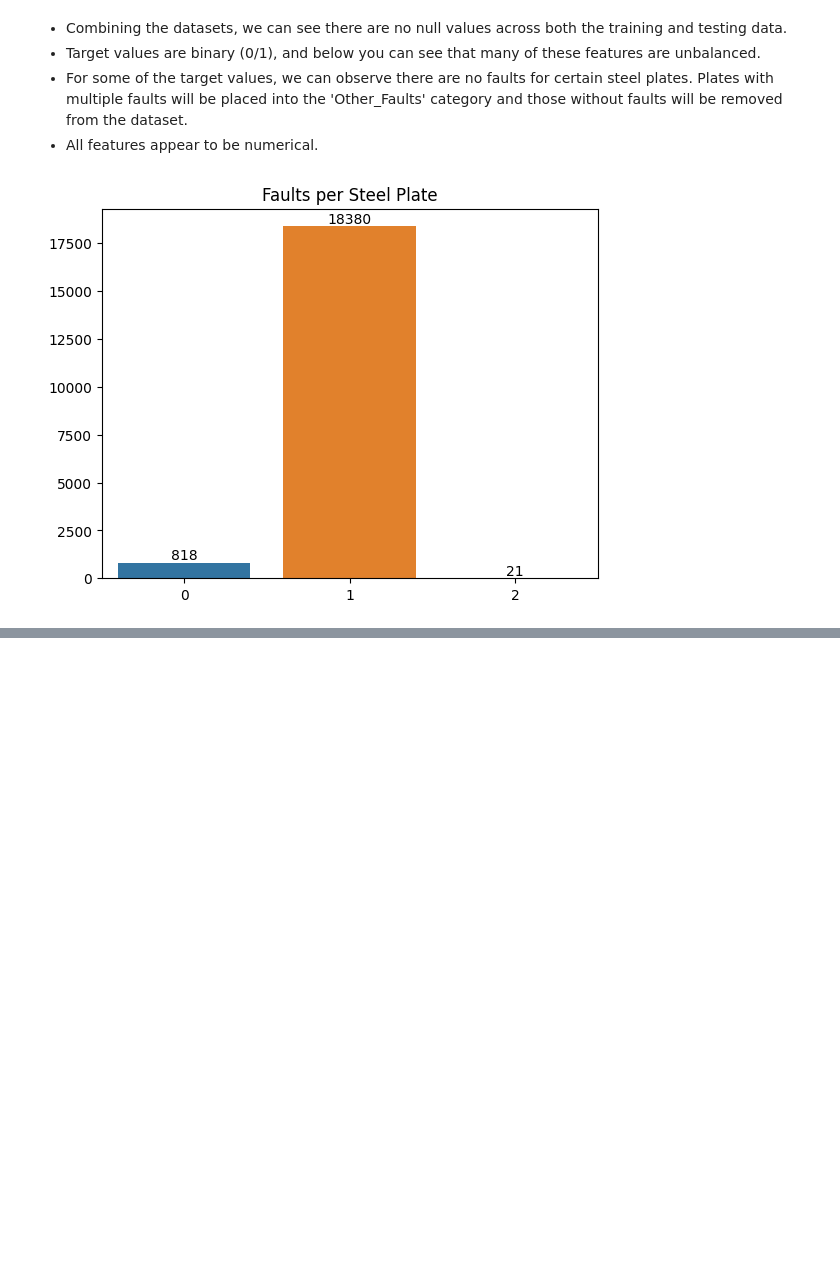
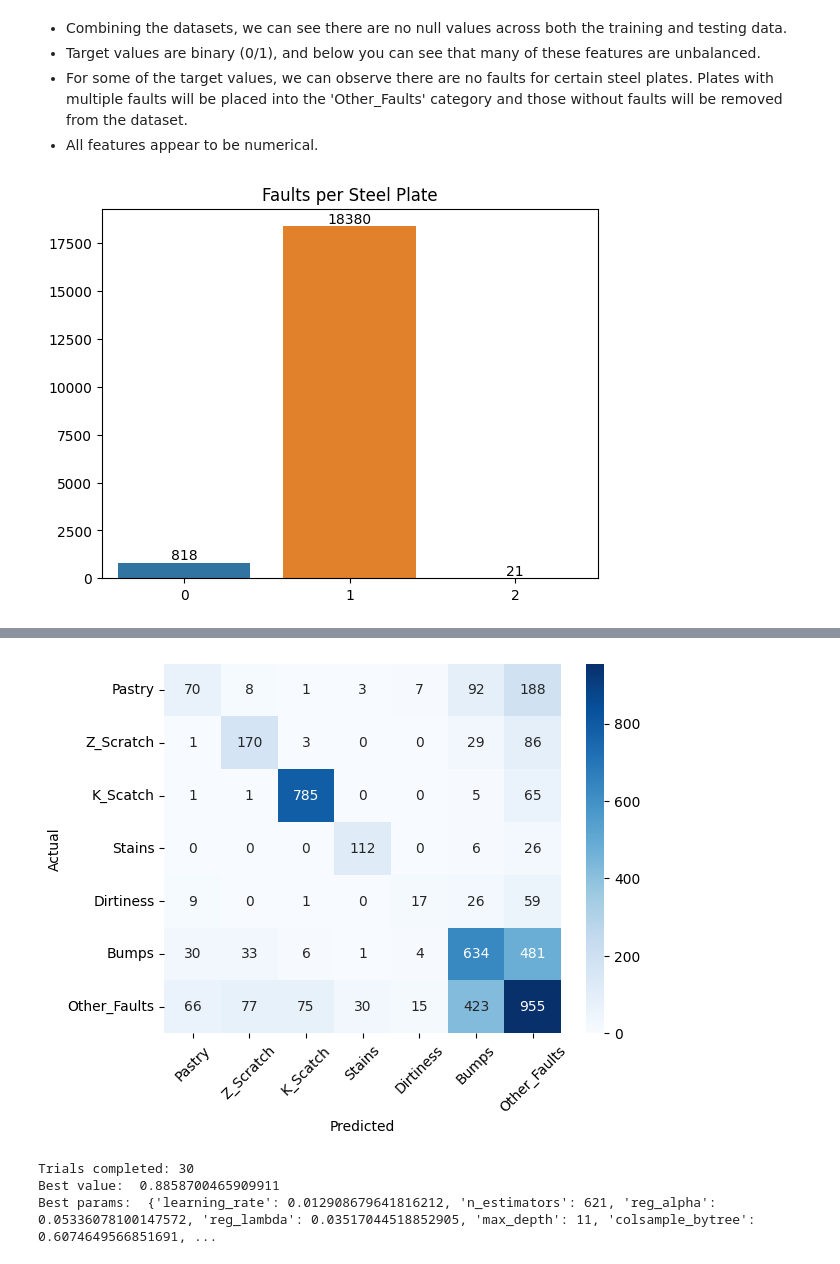
Before and after one commit to chalseoko/steel_plate_defect_prediction, a Jupyter notebook: steel-plate-defect-prediction.ipynb, the cells around one changed output, grey strips where cells are left out. Saved outputs shown, nothing was run; the diff lists cells and outputs as text; code cells hidden in the pictures; blank space fills up the shorter version.

Commit message:
Kaggle Notebook | Steel Plate Defect Prediction  | Version 6

```diff
--- a/steel-plate-defect-prediction.ipynb
+++ b/steel-plate-defect-prediction.ipynb
@@ -156,0 +125,16 @@ submission.head()
+# %%
+def get_fitted_xgboost(data, params = {}):
+    X, y = fit_transform_data()
+    X_train, X_test, y_train, y_test = train_test_split(X, y, test_size=0.25)
+
+    clf = XGBClassifier(**params)
+    clf.fit(X_train, y_train)
+
+    return clf, X_test, y_test
+
+def get_predictions(clf, X_test, is_proba=True):
+    if is_proba:
+        predictions = clf.predict_proba(X_test)
+        return pd.DataFrame(predictions, columns=target_features, index=X_test.index)
+    else:
+        return clf.predict(X_test)
@@ -156,0 +164,6 @@ submission.head()
+# %%
+clf, X_test, y_test = get_fitted_xgboost(train_data)
+score = roc_auc_score(y_test, get_predictions(clf, X_test), multi_class='ovr', average='macro')
+
+print('ROC-AUC score: %.2f' % (score*100) + '%\n')
+print(classification_report(y_test, get_predictions(clf, X_test, False),target_names=target_features))
@@ -156,0 +186,25 @@ submission.head()
+# %%
+cm = pd.DataFrame(confusion_matrix(y_test,get_predictions(clf, X_test, False)),
+                  index=target_features, columns=target_features)
+sns.heatmap(cm, annot=True, fmt='g', cmap='Blues')
+plt.xlabel('Predicted')
+plt.xticks(rotation=45)
+plt.ylabel('Actual')
+plt.show()
+# %% [output]
+[figure, added]
+# %%
+sampler = optuna.samplers.TPESampler(n_startup_trials=30, multivariate=True, seed=0)
+
+study = optuna.create_study(study_name='defect-detection', direction='maximize', sampler=sampler)
+study.optimize(objective, n_trials=30, show_progress_bar=True, n_jobs=-1)
+
+best_study = study.best_trial
+
+print('Trials completed:', len(study.trials))
+print('Best value: ', best_study.value)
+print('Best params: ', best_study.params)
+# %% [output]
+Trials completed: 30
+Best value:  0.8858700465909911
+Best params:  {'learning_rate': 0.012908679641816212, 'n_estimators': 621, 'reg_alpha': 0.05336078100147572, 'reg_lambda': 0.03517044518852905, 'max_depth': 11, 'colsample_bytree': 0.6074649566851691, ...
```
Also changed, not shown: parts of 13 cells of this notebook.
